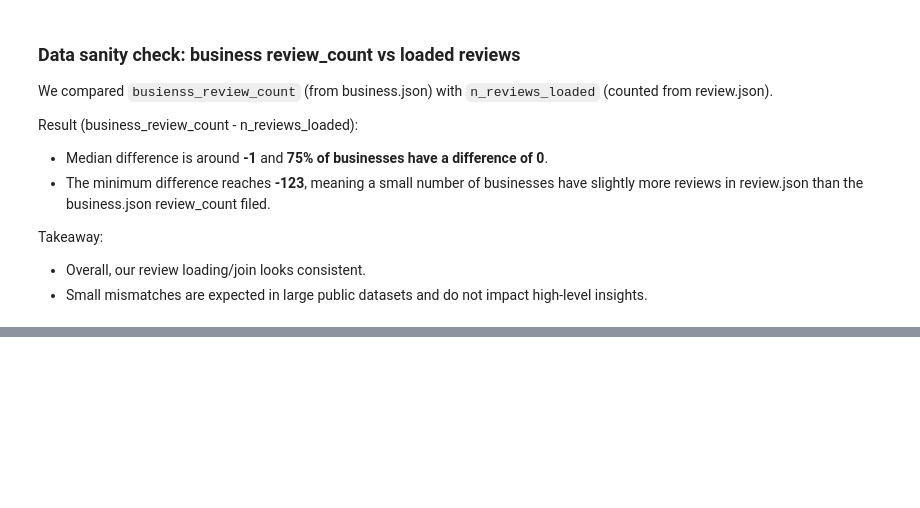
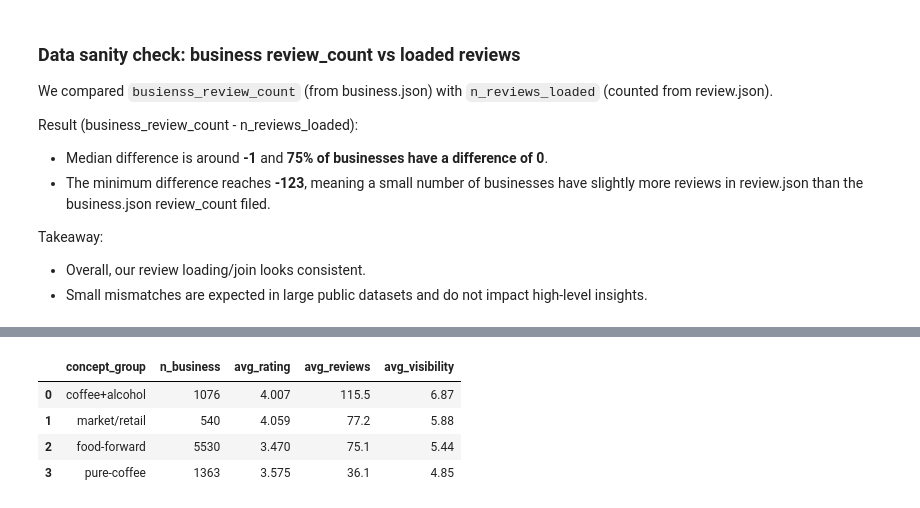
Before and after one commit to nancy1404/Coffeeking-Yelp, a Jupyter notebook: notebooks/02_build_sqlite_db.ipynb, the cells around one changed output, grey strips where cells are left out. Drawn from its saved outputs; the diff is of its cells as text; code cells hidden in the pictures; blank space fills up the shorter version.

```diff
--- a/notebooks/02_build_sqlite_db.ipynb
+++ b/notebooks/02_build_sqlite_db.ipynb
@@ -380,0 +423,19 @@ Takeaway:
+# %%
+# Save enriched table to SQLite for SQL-first analysis
+
+# keep only useful columns so the DB stays clean
+coffee_business_enriched = coffee_biz[[
+    "business_id", "name", "address", "city", "state", "postal_code",
+    "latitude", "longitude", "stars", "review_count", "is_open", "categories",
+    "concept_group", "has_food", "has_alcohol", "has_market"
+]].copy()
+
+coffee_business_enriched.to_sql("coffee_business_enriched", conn, if_exists = "replace", index = False)
+
+# sanity check
+pd.read_sql_query("""
+SELECT concept_group, COUNT(*) AS n_business
+FROM coffee_business_enriched
+GROUP BY concept_group
+ORDER BY n_business DESC;
+""", conn)
@@ -380,0 +456,49 @@ Takeaway:
+# %%
+# SQL: compare concept groups (ratings, volume, visibility)
+
+concept_perf = pd.read_sql_query("""
+WITH concept_base AS (
+  SELECT
+    b.business_id,
+    b.concept_group,
+    b.state,
+    b.city
+  FROM coffee_business_enriched b
+),
+review_agg AS (
+  SELECT
+    business_id,
+    COUNT(*) AS n_reviews_loaded,
+    AVG(stars) AS avg_review_stars
+  FROM coffee_reviews
+  GROUP BY business_id
+),
+scored AS (
+  SELECT
+    cb.concept_group,
+    ra.business_id,
+    ra.n_reviews_loaded,
+    ra.avg_review_stars,
+    (LOG(1 + ra.n_reviews_loaded) * ra.avg_review_stars) AS visibility_score
+  FROM review_agg ra
+  JOIN concept_base cb
+    ON ra.business_id = cb.business_id
+)
+SELECT
+  concept_group,
+  COUNT(*) AS n_business,
+  ROUND(AVG(avg_review_stars), 3) AS avg_rating,
+  ROUND(AVG(n_reviews_loaded), 1) AS avg_reviews,
+  ROUND(AVG(visibility_score), 2) AS avg_visibility
+FROM scored
+GROUP BY concept_group
+ORDER BY avg_visibility DESC;
+""", conn)
+
+concept_perf
+# %% [output]
+|  | concept_group | n_business | avg_rating | avg_reviews | avg_visibility |
+| 0 | coffee+alcohol | 1076 | 4.007 | 115.5 | 6.87 |
+| 1 | market/retail | 540 | 4.059 | 77.2 | 5.88 |
+| 2 | food-forward | 5530 | 3.470 | 75.1 | 5.44 |
+| 3 | pure-coffee | 1363 | 3.575 | 36.1 | 4.85 |
```
Also changed, not shown: parts of 8 cells of this notebook.
